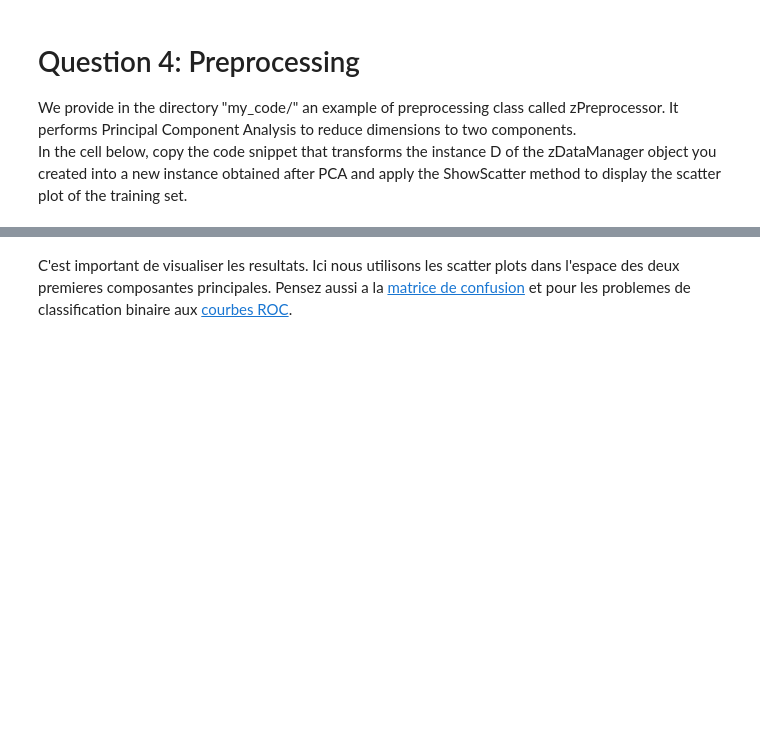
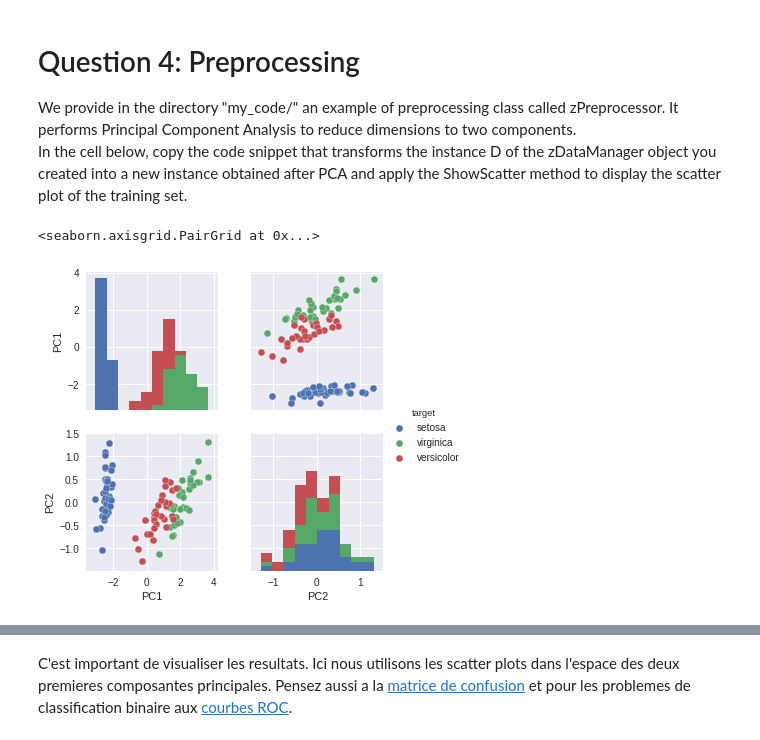
Before and after one commit to sarahderbah/info232, a Jupyter notebook: TP2/README.ipynb, the cells around one changed output, grey strips where cells are left out. Saved outputs shown, nothing was run; the diff lists cells and outputs as text; code cells hidden in the pictures; blank space fills up the shorter version.

```diff
--- a/TP2/README.ipynb
+++ b/TP2/README.ipynb
@@ -313,3 +321,15 @@ In the cell below, copy the code snippet that transforms the instance D of the z
+# %%
+# Paste your code here
+from zPreprocessor import Preprocessor
+Prepro = Preprocessor()
+D.data['X_train'] = Prepro.fit_transform(D.data['X_train'], D.data['Y_train'])
+D.data['X_valid'] = Prepro.transform(D.data['X_valid'])
+D.data['X_test'] = Prepro.transform(D.data['X_test'])
+D.feat_name = ['PC1', 'PC2']
+D.ShowScatter('train')
+# %% [output]
+<seaborn.axisgrid.PairGrid at 0x...>
+[figure, added]
 # %%
 question = 4
 reponse = D.ClfScatter(M, dim1=0, dim2=1, title='oneR')
```
Also changed, not shown: parts of 23 cells of this notebook, 8 other files.
